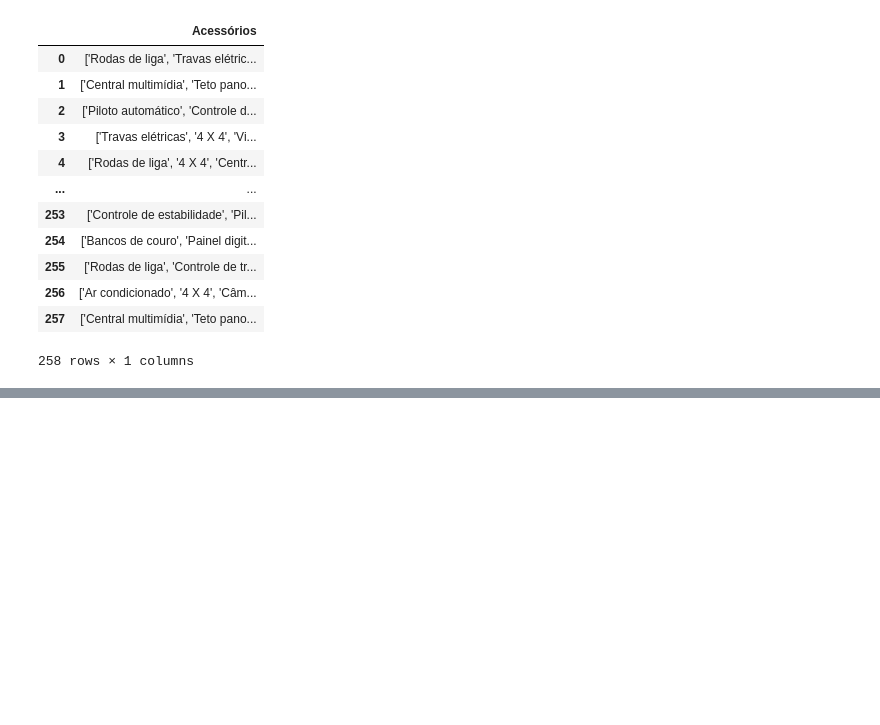
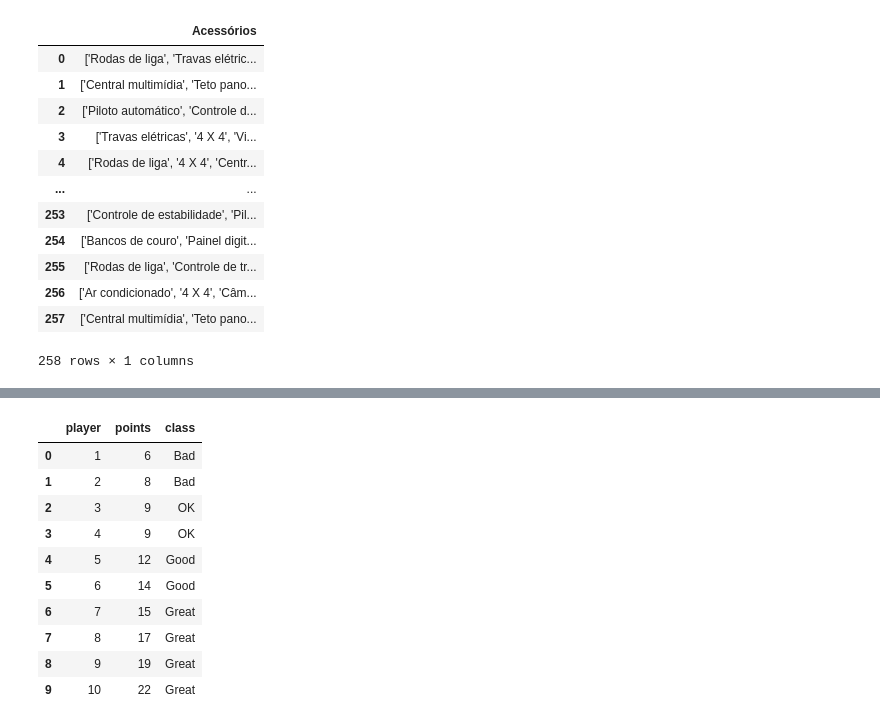
Before and after one commit to filipecarbonera/formacao_python, a Jupyter notebook: rascunhos.ipynb, the cells around one changed output, grey strips where cells are left out. Saved outputs shown, nothing was run; the diff lists cells and outputs as text; code cells hidden in the pictures; blank space fills up the shorter version.

```diff
--- a/rascunhos.ipynb
+++ b/rascunhos.ipynb
@@ -230,0 +347,14 @@ df[['Acessórios']]
+# %%
+df
+# %% [output]
+|  | player | points | class |
+| 0 | 1 | 6 | Bad |
+| 1 | 2 | 8 | Bad |
+| 2 | 3 | 9 | OK |
+| 3 | 4 | 9 | OK |
+| 4 | 5 | 12 | Good |
+| 5 | 6 | 14 | Good |
+| 6 | 7 | 15 | Great |
+| 7 | 8 | 17 | Great |
+| 8 | 9 | 19 | Great |
+| 9 | 10 | 22 | Great |
```
Also changed, not shown: parts of 13 cells of this notebook.
